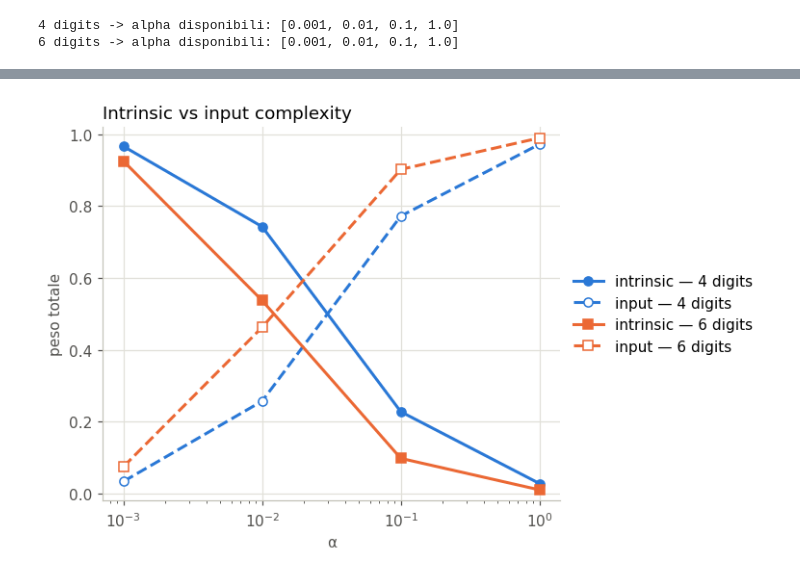
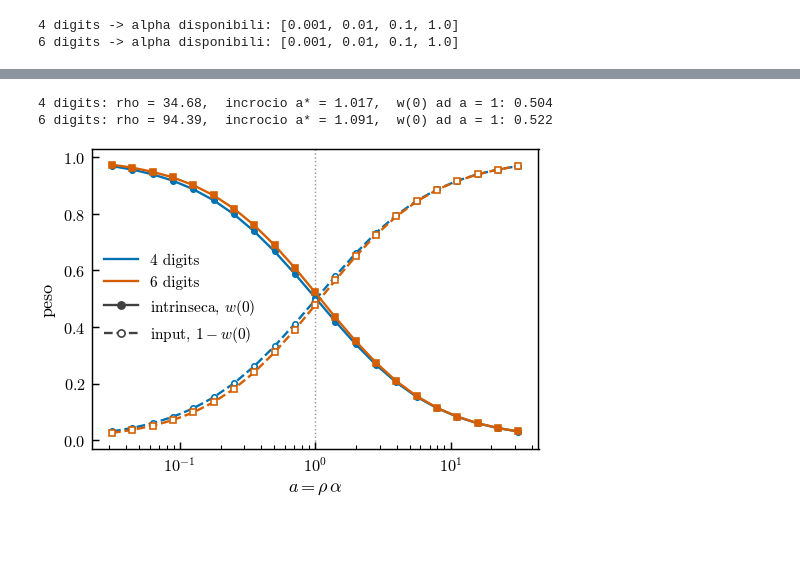
Before and after one commit to vittorio21bargero/economic-complexity-production-networks, a Jupyter notebook: notebooks/plotting/peso_K_ordini.ipynb, the cells around one changed output, grey strips where cells are left out. Saved outputs shown, nothing was run; the diff lists cells and outputs as text; code cells hidden in the pictures; blank space fills up the shorter version.

```diff
--- a/notebooks/plotting/peso_K_ordini.ipynb
+++ b/notebooks/plotting/peso_K_ordini.ipynb
@@ -173,23 +143,49 @@ tot
-# %%
-def plot_totali(tot):
-    fig, ax = plt.subplots(figsize=(7, 4.5))
-    for res, g in tot.groupby("res"):
-        g = g.sort_values("alpha")
-        ax.plot(g["alpha"], g["intrinsic"], marker=RES_MARKER[res], ls="-",
-                color=RES_COLOR[res], label=f"intrinsic — {res} digits")
-        ax.plot(g["alpha"], g["input"], marker=RES_MARKER[res], ls="--",
-                color=RES_COLOR[res], mfc="white", label=f"input — {res} digits")
-    ax.set_xscale("log")
-    ax.set_ylim(-0.02, 1.02)
-    ax.set_xlabel("α")
-    ax.set_ylabel("peso totale")
-    ax.set_title("Intrinsic vs input complexity", loc="left")
-    ax.legend(loc="center left", bbox_to_anchor=(1, 0.5))
-    fig.tight_layout()
-    if SAVE_FIGS:
-        fig.savefig(FIG_DIR / "intrinsic_vs_input_vs_alpha.png", dpi=200)
-    plt.show()
-
-plot_totali(tot)
-# %% [output]
-[figure, removed]
+# %%
+def load_scan(res, c_type=C_TYPE, algo=ALGO):
+    f = RESULTS / f"{res}_digits" / c_type / algo / f"scan_a_{res}_digits.parquet"
+    scan = pd.read_parquet(f)
+    tot = scan[scan["ordine"] == 0][["a", "alpha", "rho", "peso_medio"]].rename(columns={"peso_medio": "intrinsic"})
+    tot["input"] = 1 - tot["intrinsic"]
+    return tot.sort_values("a").reset_index(drop=True)
+
+def crossing(tot):
+    """a* in cui w(0) = 1/2, interpolando linearmente in log a."""
+    d = tot["intrinsic"].to_numpy() - 0.5
+    i = np.where(np.sign(d[:-1]) != np.sign(d[1:]))[0]
+    if len(i) == 0:
+        return np.nan
+    i = i[0]
+    la = np.log10(tot["a"].to_numpy())
+    return 10 ** (la[i] - d[i] * (la[i + 1] - la[i]) / (d[i + 1] - d[i]))
+
+scans = {res: load_scan(res) for res in RESOLUTIONS}
+for res, tot in scans.items():
+    print(f"{res} digits: rho = {tot['rho'].iloc[0]:.2f},  incrocio a* = {crossing(tot):.3f},  "
+          f"w(0) ad a = 1: {np.interp(0, np.log10(tot['a']), tot['intrinsic']):.3f}")
+# %% [output]
+4 digits: rho = 34.68,  incrocio a* = 1.017,  w(0) ad a = 1: 0.504
+6 digits: rho = 94.39,  incrocio a* = 1.091,  w(0) ad a = 1: 0.522
+# %%
+def plot_totali(scans):
+    fig, ax = plt.subplots(figsize=figsize(*SINGLE))
+    ax.axvline(1, color="0.6", lw=0.8, ls=":", zorder=0)
+    for res, tot in scans.items():
+        c = PALETTE[res]
+        ax.plot(tot["a"], tot["intrinsic"], ls="-",  color=c)      # a continuo: solo linee
+        ax.plot(tot["a"], tot["input"],     ls="--", color=c)
+    ax.set_xscale("log")
+    ax.set_ylim(-0.03, 1.03)
+    ax.set_xlabel(r"$a = \rho\,\alpha$")
+    ax.set_ylabel(r"peso")
+    two_part_legend(ax,
+                    [(f"{r} digits", PALETTE[r]) for r in scans],
+                    [(r"intrinseca, $w(0)$", "-", True), (r"input, $1 - w(0)$", "--", False)],
+                    loc="center left")
+    fig.tight_layout()
+    if SAVE_FIGS:
+        save_fig(fig, FIG_DIR / "intrinsic_vs_input_vs_a")
+    plt.show()
+
+plot_totali(scans)
+# %% [output]
+[figure, added]
```
Also changed, not shown: parts of 12 cells of this notebook, 25 other files.
